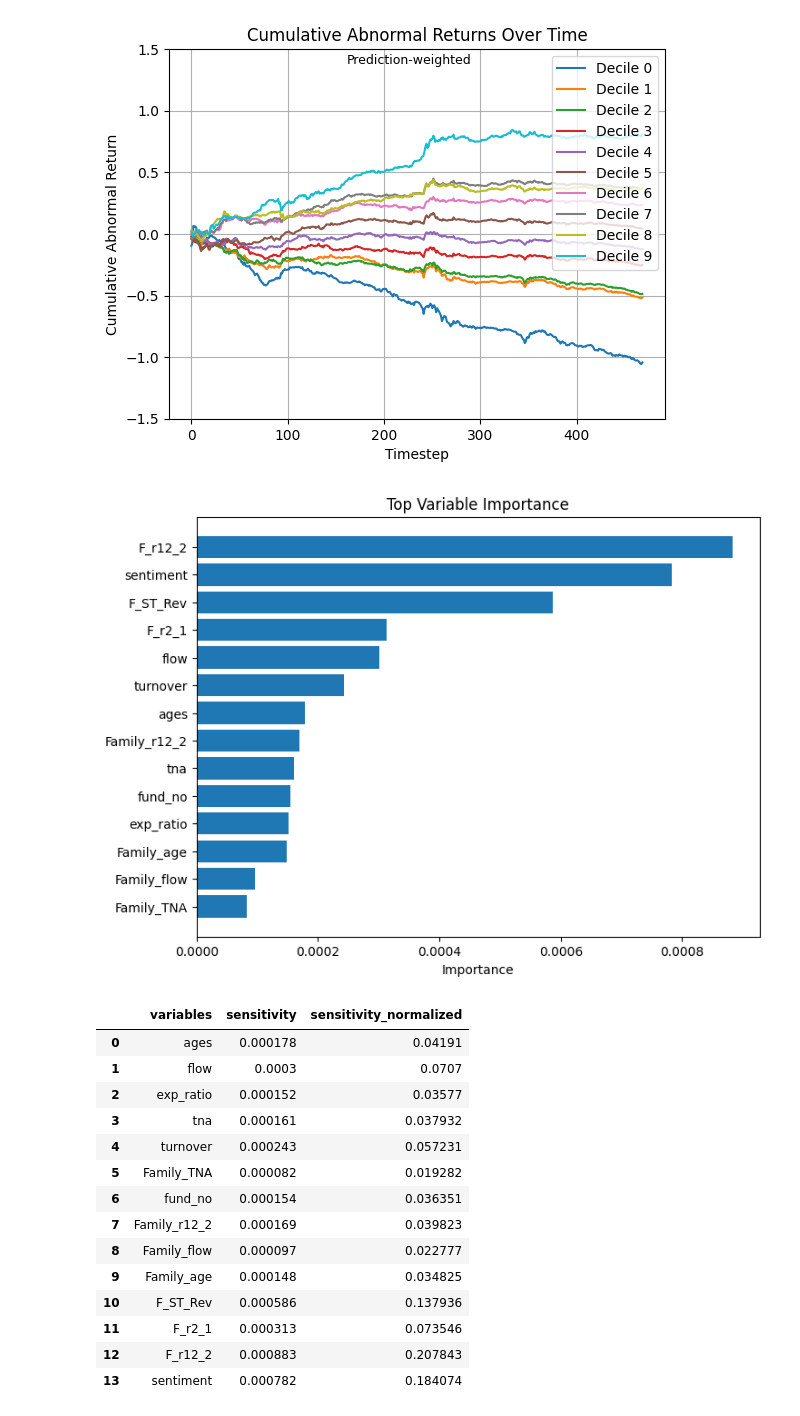
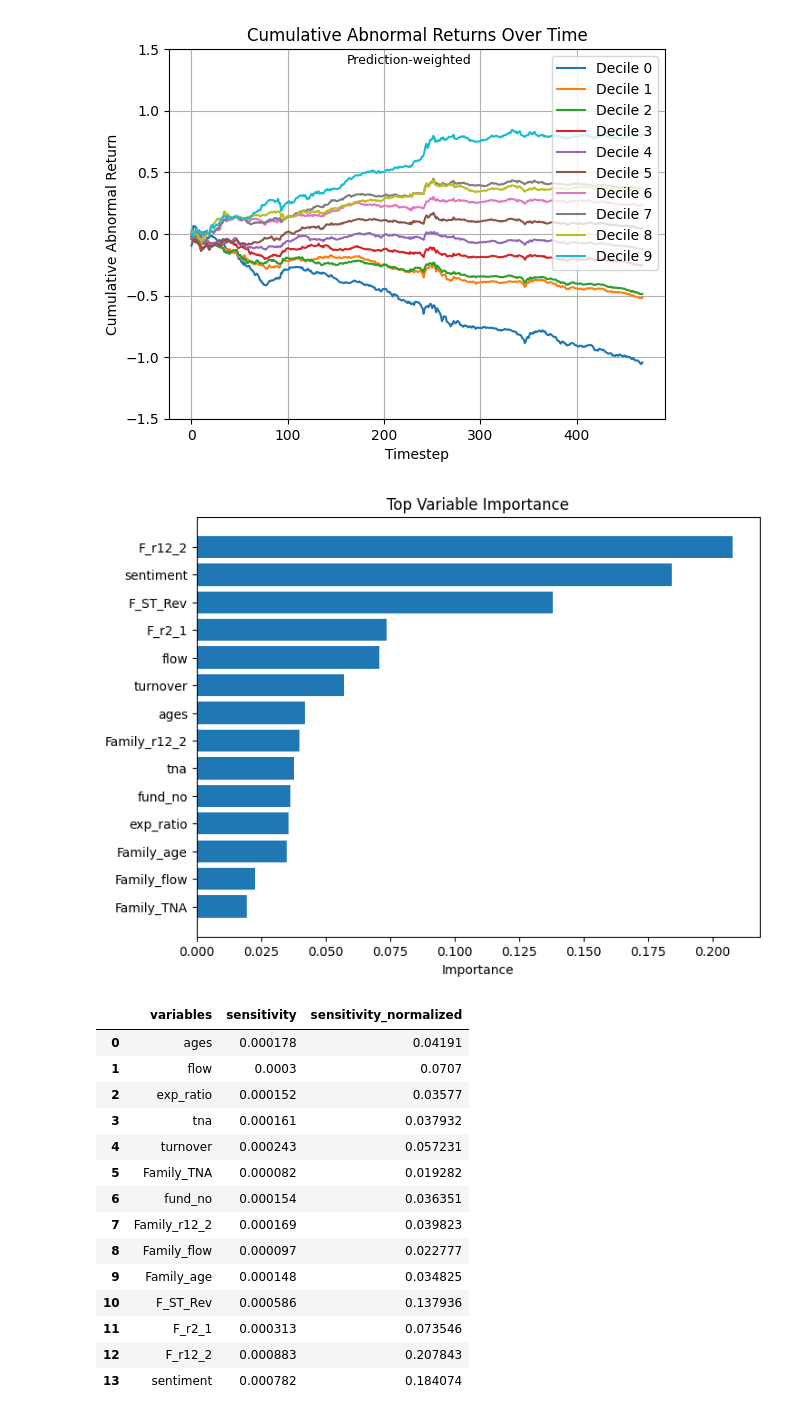
Before and after one commit to AlvisYan2025/MutualFundProtfolilSelection, a Jupyter notebook: duplicate_model.ipynb, the cells around one changed output. Drawn from its saved outputs; the diff is of its cells as text; code cells hidden in the pictures.

Commit message:
update plot generating notebooks

```diff
--- a/duplicate_model.ipynb
+++ b/duplicate_model.ipynb
@@ -531,9 +531,9 @@ plot_returns(new_df_monthly_return, method='sum', pred_weight=True)
 #replicate sensitivity graph
 #calculate sensitivity for their models
 def make_sensitivity_graph(df):
-    df = df.sort_values(by='sensitivity', ascending=False)
+    df = df.sort_values(by='sensitivity_normalized', ascending=False)
     plt.figure(figsize=(8, 6))
-    plt.barh(df['variables'], df['sensitivity'])
+    plt.barh(df['variables'], df['sensitivity_normalized'])
     plt.gca().invert_yaxis()
     plt.xlabel('Importance')
     plt.title('Top Variable Importance')
@@ -558,34 +558,34 @@ def get_out_of_sample_derivative(model, feature, input_timesteps, df): #
 all_folds = chronological_sampling_scheme(469, [1,1,1])
 list_features = ['ages', 'flow',
         'exp_ratio', 'tna', 'turnover', 'Family_TNA', 'fund_no',
         'Family_r12_2', 'Family_flow', 'Family_age', 'F_ST_Rev', 'F_r2_1',
         'F_r12_2', 'sentiment']
 df_features_sensitivity = pd.DataFrame(list_features, columns=['variables'])
 df_features_sensitivity['sensitivity'] = None
 for curr_feature in tqdm(list_features):
     group_mean = []
     for i in range (len(all_their_models)): #i->group number
     #for i in range (1):
         df_block  = convert_to_df(all_data)
         df_block = sanitize_input(add_invalid_label_mask(df_block))
         derivative_list = []
         for block in range(3):
             curr_model = all_their_models[i][block]
             derivative = get_out_of_sample_derivative(curr_model, curr_feature, all_folds[block], df_block)
             derivative_list.append(derivative**2)
         derivative_block = torch.cat(derivative_list, dim=0)
         df_block['derivatives'] = derivative_block.flatten().numpy()
         grouped_df = df_block.groupby('Timestep')['derivatives'].mean().reset_index()
         block_mean = grouped_df['derivatives'].mean()
         group_mean.append(math.sqrt(block_mean))
     df_features_sensitivity.loc[df_features_sensitivity['variables'] == curr_feature, 'sensitivity'] = np.mean(group_mean)
 #normalize across all features
 sensum = df_features_sensitivity['sensitivity'].sum()
 df_features_sensitivity['sensitivity_normalized'] = df_features_sensitivity['sensitivity']/sensum
 make_sensitivity_graph(df_features_sensitivity)
 df_features_sensitivity
 # %% [output]
-[figure, old version]
+[figure, new version]
 |  | variables | sensitivity | sensitivity_normalized |
 | 0 | ages | 0.000178 | 0.04191 |
 | 1 | flow | 0.0003 | 0.0707 |
```
Also changed, not shown: parts of 1 cell of this notebook, 1 other file.
